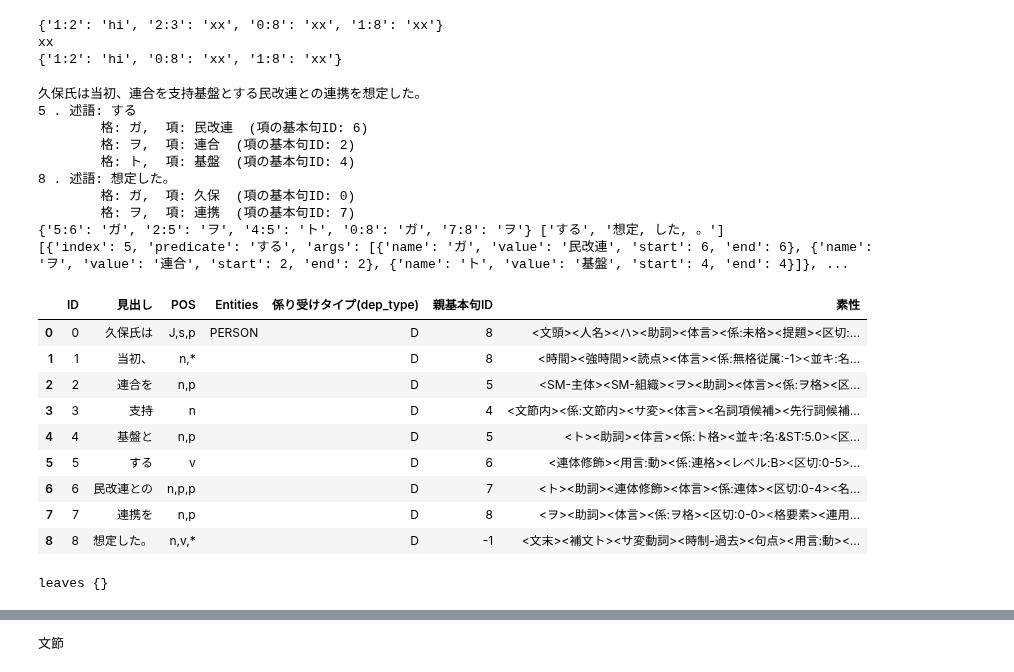
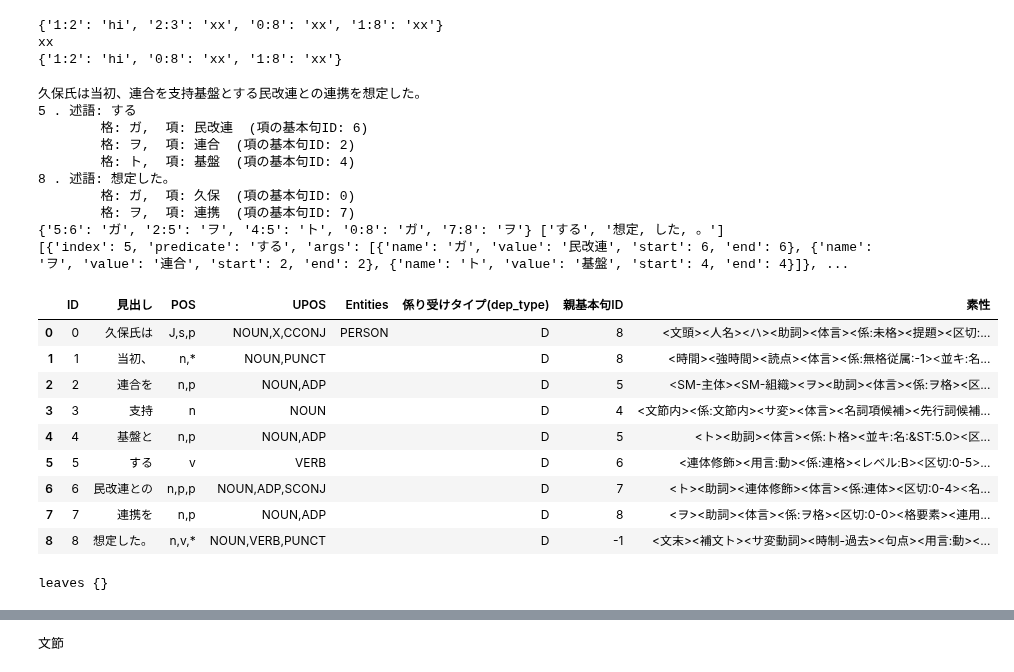
Before and after one commit to samlet/stack, a Jupyter notebook: spacy-2.1/procs-knp.ipynb, the cells around one changed output, grey strips where cells are left out. Drawn from its saved outputs; the diff is of its cells as text; code cells hidden in the pictures.

```diff
--- a/spacy-2.1/procs-knp.ipynb
+++ b/spacy-2.1/procs-knp.ipynb
@@ -45,11 +76,4 @@ result.draw_tag_tree()
 # %%
-upos_maps={'形容詞':'ADJ', 'p':'ADP', '副詞':'ADV',
-           '助詞':'AUX', 'c':'CCONJ', 'h':'DET',
-           'e':'INTJ', '名詞':'NOUN', 'm':'NUM',
-           'z':'PART', 'r':'PRON', 'nh':'PROPN',
-           'wp':'PUNCT', 'ws':'SYM',
-           '動詞':'VERB', 'x':'X'
-          }
 POS_MARK = {
     '特殊': '*',
     '動詞': 'v',
@@ -86,6 +110,12 @@ def pos_list(leaf):
         else:
             string.append(POS_MARK[mrph.hinsi])
     return string
+def pos_map_list(leaf):
+    string=[]
+    for mrph in leaf.mrph_list():
+        string.append(get_pos_mapping(mrph.hinsi, mrph.bunrui))
+    return string
+
 def entity_list(leaf):
     import re
     string=[]
@@ -316,6 +367,7 @@ class KnpViz(object):
             node_text=merge_tag(tag)
             rs.append((tag.tag_id, "".join(mrph.midasi for mrph in tag.mrph_list()),
                        ",".join(pos_list(tag)),
+                       ','.join(pos_map_list(tag)),
                        ",".join(entity_list(tag)),
                        tag.dpndtype, tag.parent_id, tag.fstring))
             rel=tag.dpndtype
@@ -331,7 +383,7 @@ class KnpViz(object):
                     remove_by_keyset(deps, {tag.tag_id, tag.parent_id})
             self.f.edge(head_node, node_text, label=rel, fontsize='11', fontname='Calibri')
 
-        display(sagas.to_df(rs, ['ID', '見出し', 'POS', 'Entities',
+        display(sagas.to_df(rs, ['ID', '見出し', 'POS', 'UPOS', 'Entities',
                                  '係り受けタイプ(dep_type)', '親基本句ID', '素性']))
         print('leaves', deps)
         return self.f
@@ -349,44 +401,45 @@ class KnpViz(object):
                         % (bnst.bnst_id, "".join(mrph.midasi for mrph in bnst.mrph_list()), bnst.dpndtype, bnst.parent_id, bnst.fstring))
             node_text=merge_chunk(bnst)
             rs.append((bnst.bnst_id, node_text,
                        ",".join(pos_list(bnst)),
+                       ','.join(pos_map_list(tag)),
                        ",".join(entity_list(bnst)),
                        bnst.dpndtype, bnst.parent_id, bnst.fstring))
             if bnst.parent_id==-1:
                 head_node='ROOT'
             else:
                 head_node=merge_chunk(words[bnst.parent_id])
             self.f.edge(head_node, node_text, label=bnst.dpndtype, fontsize='11', fontname='Calibri')
-        display(sagas.to_df(rs, ['ID', '見出し', 'POS', 'Entities',
+        display(sagas.to_df(rs, ['ID', '見出し', 'POS', 'UPOS', 'Entities',
                                  '係り受けタイプ(dep_type)', '親文節ID', '素性']))
         return self.f
 
 # KnpViz().process('各文節へのアクセス')
 # KnpViz().process("私は望遠鏡で泳いでいる少女を見た。")
 # KnpViz().process_tags("私は望遠鏡で泳いでいる少女を見た。")
 sent='久保氏は当初、連合を支持基盤とする民改連との連携を想定した。'
 KnpViz().process_tags(sent)
 # %% [output]
 久保氏は当初、連合を支持基盤とする民改連との連携を想定した。
 5 . 述語: する
         格: ガ,  項: 民改連  (項の基本句ID: 6)
         格: ヲ,  項: 連合  (項の基本句ID: 2)
         格: ト,  項: 基盤  (項の基本句ID: 4)
 8 . 述語: 想定した。
         格: ガ,  項: 久保  (項の基本句ID: 0)
         格: ヲ,  項: 連携  (項の基本句ID: 7)
 {'5:6': 'ガ', '2:5': 'ヲ', '4:5': 'ト', '0:8': 'ガ', '7:8': 'ヲ'} ['する', '想定, した, 。']
 [{'index': 5, 'predicate': 'する', 'args': [{'name': 'ガ', 'value': '民改連', 'start': 6, 'end': 6}, {'name': 'ヲ', 'value': '連合', 'start': 2, 'end': 2}, {'name': 'ト', 'value': '基盤', 'start': 4, 'end': 4}]}, ...
-|  | ID | 見出し | POS | Entities | 係り受けタイプ(dep_type) | 親基本句ID | 素性 |
-| 0 | 0 | 久保氏は | J,s,p | PERSON | D | 8 | <文頭><人名><ハ><助詞><体言><係:未格><提題><区切:... |
-| 1 | 1 | 当初、 | n,* |  | D | 8 | <時間><強時間><読点><体言><係:無格従属:-1><並キ:名... |
-| 2 | 2 | 連合を | n,p |  | D | 5 | <SM-主体><SM-組織><ヲ><助詞><体言><係:ヲ格><区... |
-| 3 | 3 | 支持 | n |  | D | 4 | <文節内><係:文節内><サ変><体言><名詞項候補><先行詞候補... |
-| 4 | 4 | 基盤と | n,p |  | D | 5 | <ト><助詞><体言><係:ト格><並キ:名:&ST:5.0><区... |
-| 5 | 5 | する | v |  | D | 6 | <連体修飾><用言:動><係:連格><レベル:B><区切:0-5>... |
-| 6 | 6 | 民改連との | n,p,p |  | D | 7 | <ト><助詞><連体修飾><体言><係:連体><区切:0-4><名... |
-| 7 | 7 | 連携を | n,p |  | D | 8 | <ヲ><助詞><体言><係:ヲ格><区切:0-0><格要素><連用... |
-| 8 | 8 | 想定した。 | n,v,* |  | D | -1 | <文末><補文ト><サ変動詞><時制-過去><句点><用言:動><... |
+|  | ID | 見出し | POS | UPOS | Entities | 係り受けタイプ(dep_type) | 親基本句ID | 素性 |
+| 0 | 0 | 久保氏は | J,s,p | NOUN,X,CCONJ | PERSON | D | 8 | <文頭><人名><ハ><助詞><体言><係:未格><提題><区切:... |
+| 1 | 1 | 当初、 | n,* | NOUN,PUNCT |  | D | 8 | <時間><強時間><読点><体言><係:無格従属:-1><並キ:名... |
+| 2 | 2 | 連合を | n,p | NOUN,ADP |  | D | 5 | <SM-主体><SM-組織><ヲ><助詞><体言><係:ヲ格><区... |
+| 3 | 3 | 支持 | n | NOUN |  | D | 4 | <文節内><係:文節内><サ変><体言><名詞項候補><先行詞候補... |
+| 4 | 4 | 基盤と | n,p | NOUN,ADP |  | D | 5 | <ト><助詞><体言><係:ト格><並キ:名:&ST:5.0><区... |
+| 5 | 5 | する | v | VERB |  | D | 6 | <連体修飾><用言:動><係:連格><レベル:B><区切:0-5>... |
+| 6 | 6 | 民改連との | n,p,p | NOUN,ADP,SCONJ |  | D | 7 | <ト><助詞><連体修飾><体言><係:連体><区切:0-4><名... |
+| 7 | 7 | 連携を | n,p | NOUN,ADP |  | D | 8 | <ヲ><助詞><体言><係:ヲ格><区切:0-0><格要素><連用... |
+| 8 | 8 | 想定した。 | n,v,* | NOUN,VERB,PUNCT |  | D | -1 | <文末><補文ト><サ変動詞><時制-過去><句点><用言:動><... |
 leaves {}
 [drawing not drawn]
 # %%
```
Also changed, not shown: parts of 6 cells of this notebook, 20 other files.
